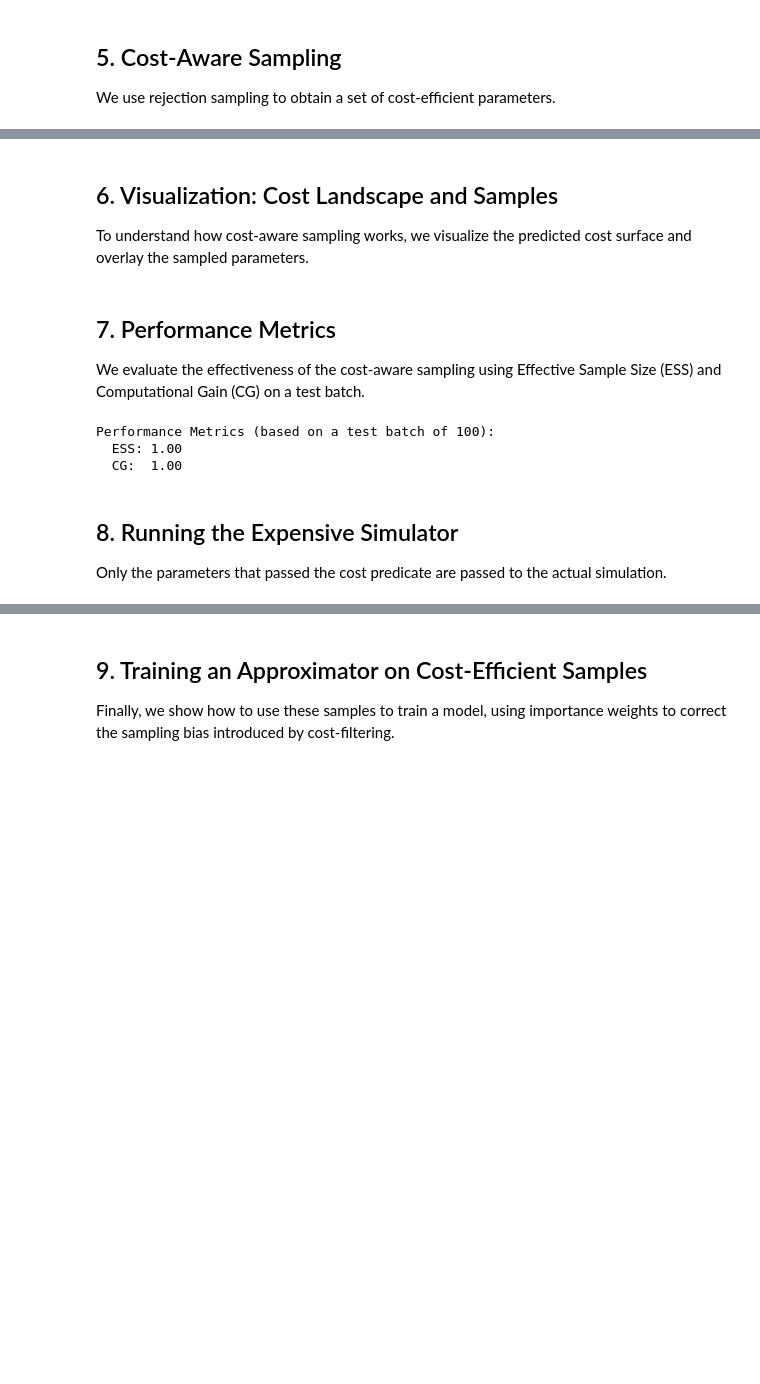
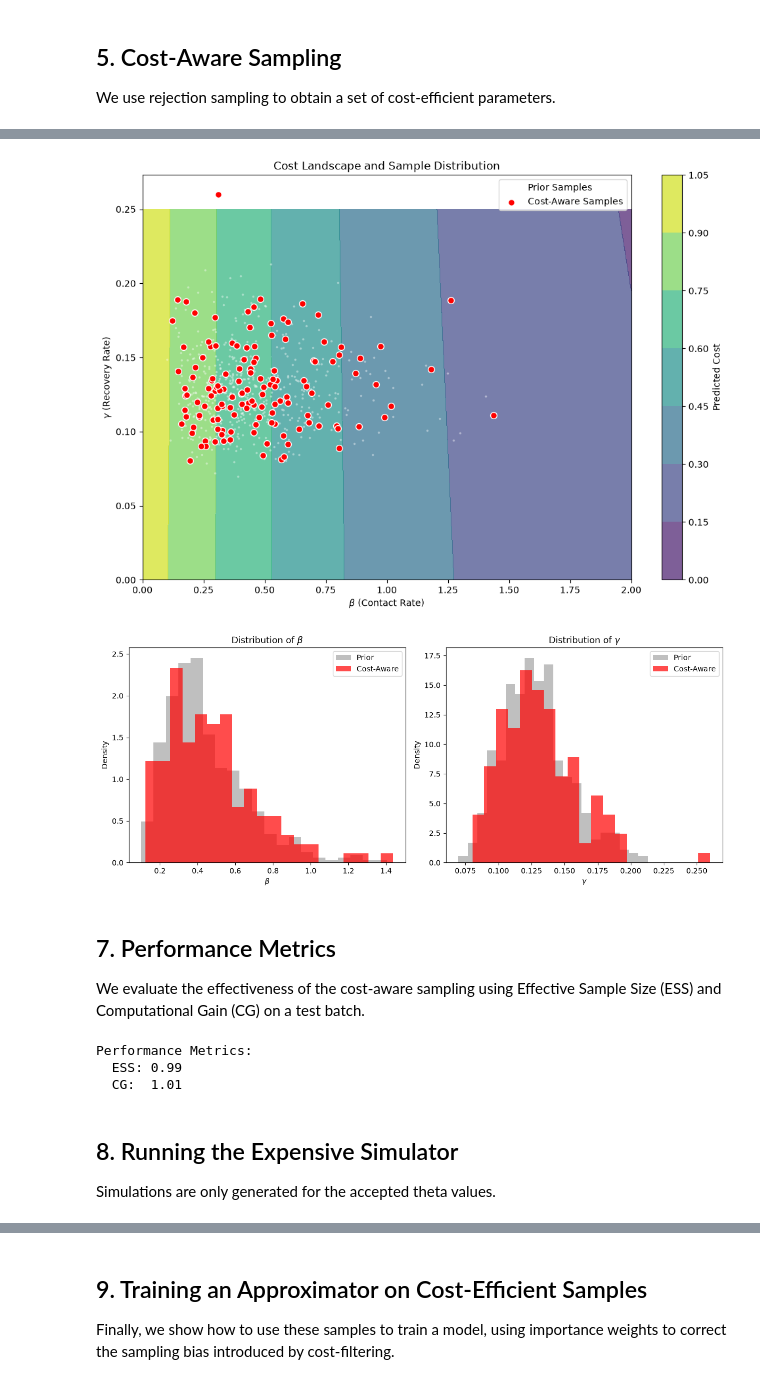
Before and after one commit to julia-sand/bayesflow, a Jupyter notebook: example_cost_aware_workflow.ipynb, the cells around one changed output, grey strips where cells are left out. Saved outputs shown, nothing was run; the diff lists cells and outputs as text; code cells hidden in the pictures; blank space fills up the shorter version.

Commit message:
use same samples for training

```diff
--- a/example_cost_aware_workflow.ipynb
+++ b/example_cost_aware_workflow.ipynb
@@ -33,8 +42,9 @@ def make_synthetic_cost_data(cost_data_dir="cost_data_sir"):
     for i in range(num_cost_samples):
         theta = sir_sim.prior()
         # Simulate cost: higher beta -> higher cost
-        actual_cost = 0.1 + np.abs(theta[0]) + np.abs(np.random.normal(0, 0.1))
-        print(actual_cost)
+        actual_cost = np.exp(-theta[0])
+        #3 - np.abs(theta[1]) + np.random.normal(0, 0.1)
+
         with open(f"{cost_data_dir}/sample_{i}.pkl", "wb") as f:
             pickle.dump({"theta": theta, "cost": actual_cost}, f)
 
@@ -107,15 +97,14 @@ cost_aware_sim = CostAwareSimulator(simulator=sir_sim, cost_model=cost_model)
 We use rejection sampling to obtain a set of cost-efficient parameters.
 # %%
 print("\nTesting cost-aware sampling...")
-num_samples = 50
+num_samples = 100
 
-#should be just 'sample'
+#Use the cost-aware sampling method
 accepted_samples = cost_aware_sim.sample(batch_shape=(num_samples,1))
+accepted_theta = accepted_samples.get("parameters")
 
-accepted_theta = accepted_samples.get("theta")
-if accepted_theta is None:
-    accepted_theta = accepted_samples.get("parameters")
-
+#may return more than the requested number of samples. This is because of the way that rejection_sample works, in batches until it reaches the total
+#number of samples
 print(f"Successfully sampled {len(accepted_theta)} cost-efficient parameters.")
 # %% [output]
 Testing cost-aware sampling...
@@ -124,11 +116,7 @@ Successfully sampled 50 cost-efficient parameters.
-# %% [markdown]
-## 6. Visualization: Cost Landscape and Samples
-
-To understand how cost-aware sampling works, we visualize the predicted cost surface and overlay the sampled parameters.
 # %%
 # Create a grid for cost visualization
 b_min, b_max = 0, 2  # Approximate ranges for SIR beta
-g_min, g_max = 0, 2  # Approximate ranges for SIR gamma
+g_min, g_max = 0, 0.25  # Approximate ranges for SIR gamma
 B, G = np.meshgrid(np.linspace(b_min, b_max, 50), np.linspace(g_min, g_max, 50))
 grid_theta = np.stack([B.ravel(), G.ravel()], axis=1)
 
@@ -161,59 +149,57 @@ if len(accepted_theta) > 0:
         s=50,
         label="Cost-Aware Samples",
         marker="o",
     )
 
 plt.xlabel(r"$\beta$ (Contact Rate)")
 plt.ylabel(r"$\gamma$ (Recovery Rate)")
 plt.title("Cost Landscape and Sample Distribution")
 plt.legend()
 plt.show()
 
 # Visualise the change in parameter distributions
 plt.figure(figsize=(12, 5))
 
 # Distribution of beta
 plt.subplot(1, 2, 1)
-plt.hist(prior_samples[:, 0], bins=20, alpha=0.5, label="Prior", color="gray")
+plt.hist(prior_samples[:, 0], bins=20, alpha=0.5, label="Prior", color="gray",density=True)
 if len(accepted_theta) > 0:
-    plt.hist(accepted_theta[:, 0], bins=20, alpha=0.7, label="Cost-Aware", color="red")
+    plt.hist(accepted_theta[:, 0], bins=20, alpha=0.7, label="Cost-Aware", color="red",density=True)
 plt.xlabel(r"$\beta$")
 plt.ylabel("Density")
-plt.title("Distribution of $\beta$")
+plt.title(r"Distribution of $\beta$")
 plt.legend()
 
 # Distribution of gamma
 plt.subplot(1, 2, 2)
-plt.hist(prior_samples[:, 1], bins=20, alpha=0.5, label="Prior", color="gray")
+plt.hist(prior_samples[:, 1], bins=20, alpha=0.5, label="Prior", color="gray",density=True)
 if len(accepted_theta) > 0:
-    plt.hist(accepted_theta[:, 1], bins=20, alpha=0.7, label="Cost-Aware", color="red")
+    plt.hist(accepted_theta[:, 1], bins=20, alpha=0.7, label="Cost-Aware", color="red",density=True)
 plt.xlabel(r"$\gamma$")
 plt.ylabel("Density")
-plt.title("Distribution of $\gamma$")
+plt.title(r"Distribution of $\gamma$")
 plt.legend()
 
 plt.tight_layout()
 plt.show()
+# %% [output]
+[figure, added]
+[figure, added]
 # %% [markdown]
 ## 7. Performance Metrics
 
 We evaluate the effectiveness of the cost-aware sampling using Effective Sample Size (ESS) and Computational Gain (CG) on a test batch.
 # %%
-
-candidates_dict = {"theta": accepted_theta}
-accepted_mask = cost_aware_sim.predicate(candidates_dict)
-num_accepted = np.sum(accepted_mask)
-
-metrics = cost_aware_sim.compute_metrics(candidates_dict, accepted_mask)
-print("\nPerformance Metrics (based on a test batch of 100):")
+metrics = cost_aware_sim.compute_metrics({"theta": accepted_theta})
+print("\nPerformance Metrics:")
 print(f"  ESS: {metrics['ess']:.2f}")
 print(f"  CG:  {metrics['cg']:.2f}")
 # %% [output]
-Performance Metrics (based on a test batch of 100):
-  ESS: 1.00
-  CG:  1.00
+Performance Metrics:
+  ESS: 0.99
+  CG:  1.01
-# %% [markdown]
-## 8. Running the Expensive Simulator
-
-Only the parameters that passed the cost predicate are passed to the actual simulation.
+# %% [markdown]
+## 8. Running the Expensive Simulator
+
+Simulations are only generated for the accepted theta values.
 # %%
```
Also changed, not shown: parts of 6 cells of this notebook, 1 other file.
